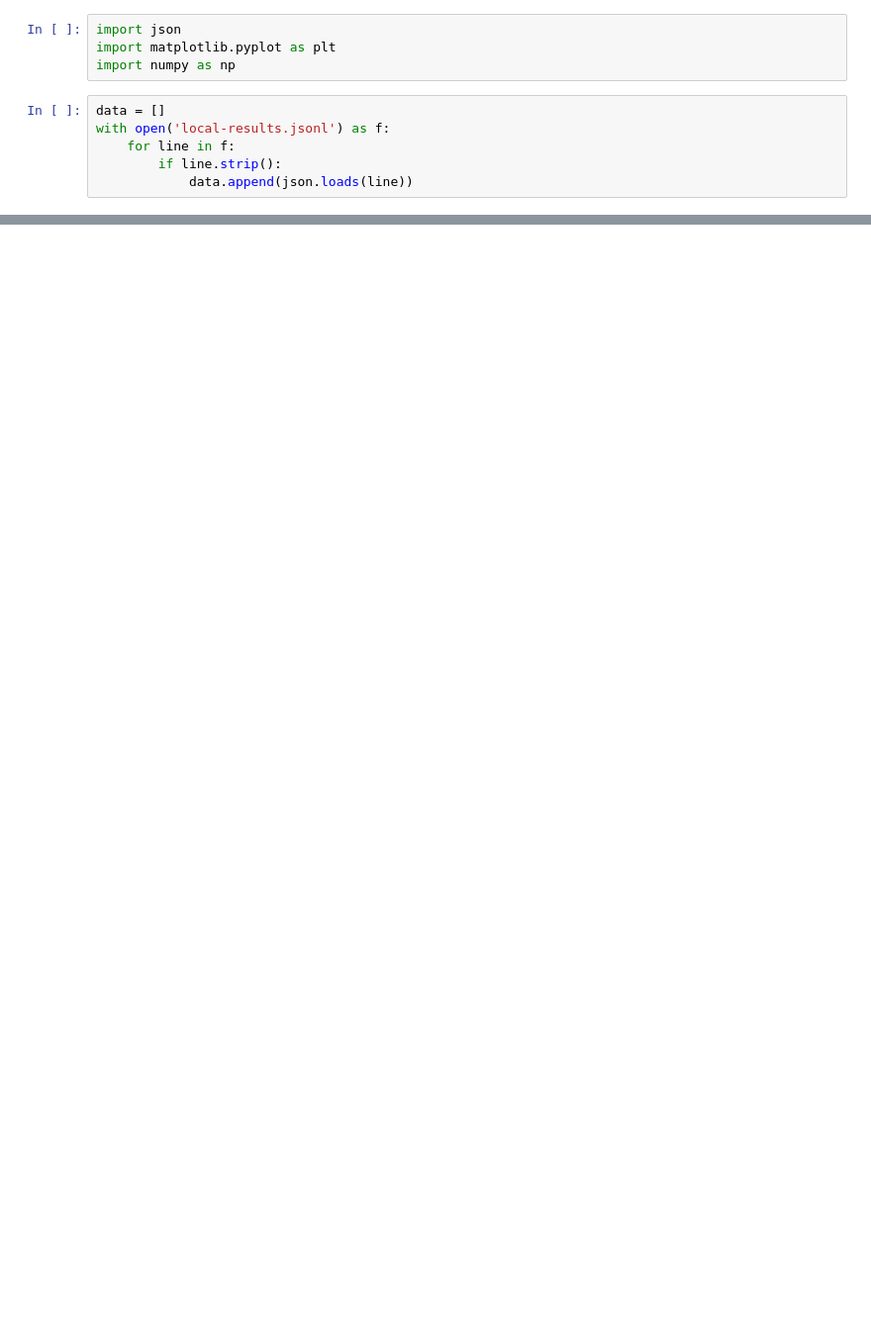
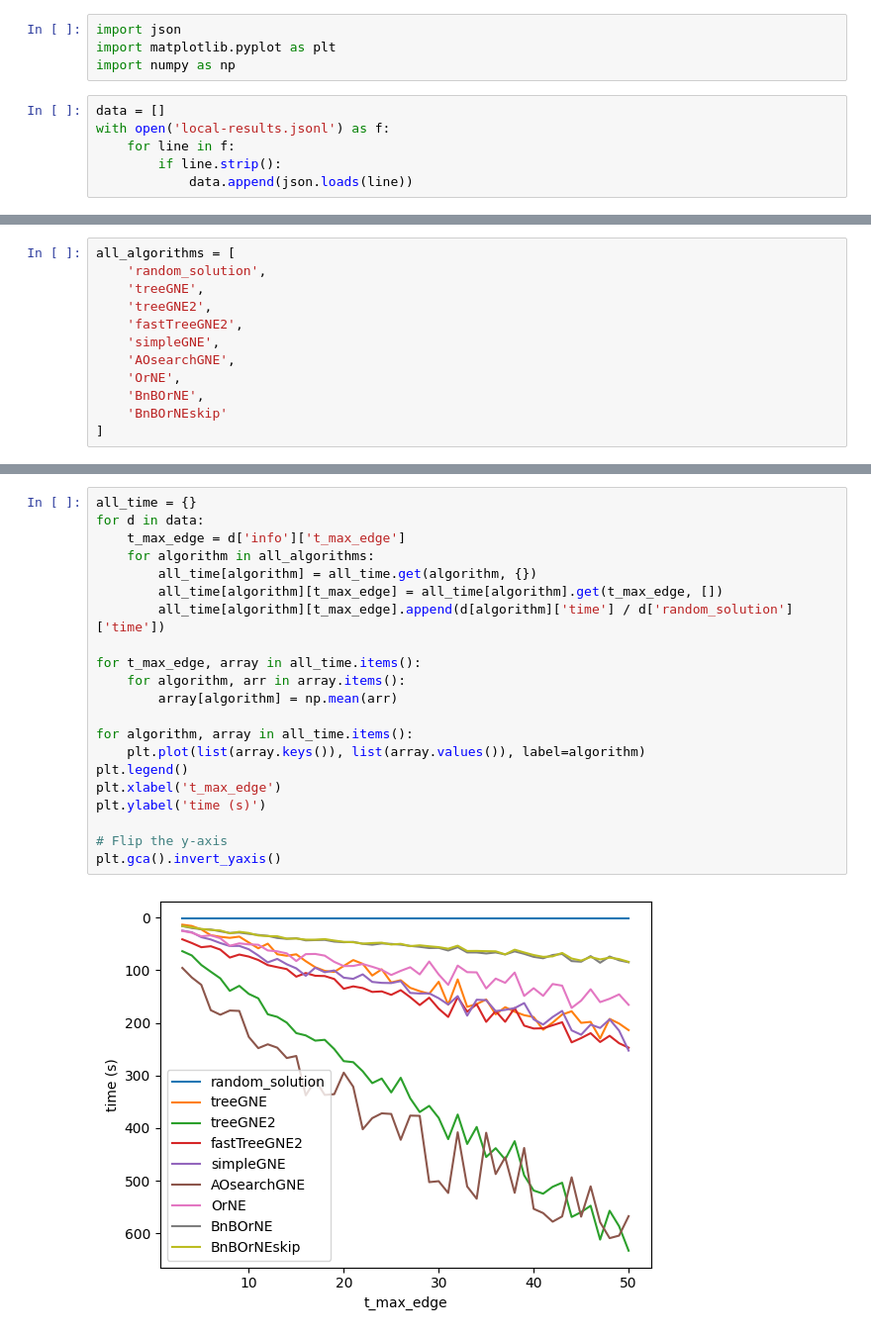
Before and after one commit to thanhan910/MATA-AND-OR, a Jupyter notebook: vis.ipynb, the cells around one changed output, grey strips where cells are left out. Shown at 99% size. Cells and saved outputs as stored; diff of their text form; blank space fills up the shorter version.

```diff
--- a/vis.ipynb
+++ b/vis.ipynb
@@ -61,0 +37,12 @@ plt.legend(algorithms)
+# %%
+all_algorithms = [
+    'random_solution',
+    'treeGNE',
+    'treeGNE2',
+    'fastTreeGNE2',
+    'simpleGNE',
+    'AOsearchGNE',
+    'OrNE',
+    'BnBOrNE',
+    'BnBOrNEskip'
+]
@@ -61,0 +97,23 @@ plt.legend(algorithms)
+# %%
+all_time = {}
+for d in data:
+    t_max_edge = d['info']['t_max_edge']
+    for algorithm in all_algorithms:
+        all_time[algorithm] = all_time.get(algorithm, {})
+        all_time[algorithm][t_max_edge] = all_time[algorithm].get(t_max_edge, [])
+        all_time[algorithm][t_max_edge].append(d[algorithm]['time'] / d['random_solution']['time'])
+
+for t_max_edge, array in all_time.items():
+    for algorithm, arr in array.items():
+        array[algorithm] = np.mean(arr)
+
+for algorithm, array in all_time.items():
+    plt.plot(list(array.keys()), list(array.values()), label=algorithm)
+plt.legend()
+plt.xlabel('t_max_edge')
+plt.ylabel('time (s)')
+
+# Flip the y-axis
+plt.gca().invert_yaxis()
+# %% [output]
+[figure, added]
```
Also changed, not shown: parts of 5 cells of this notebook, 2 other files.
